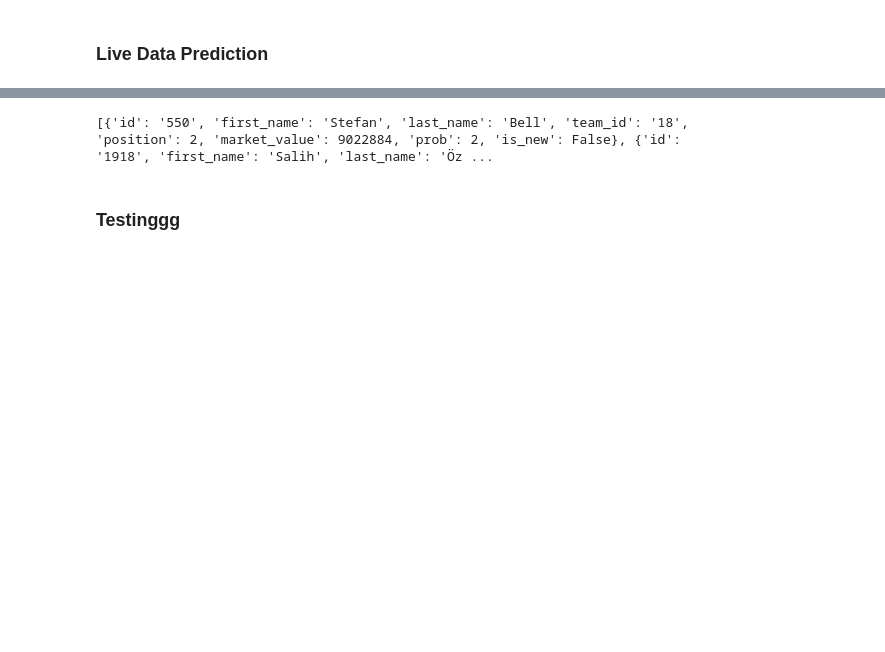
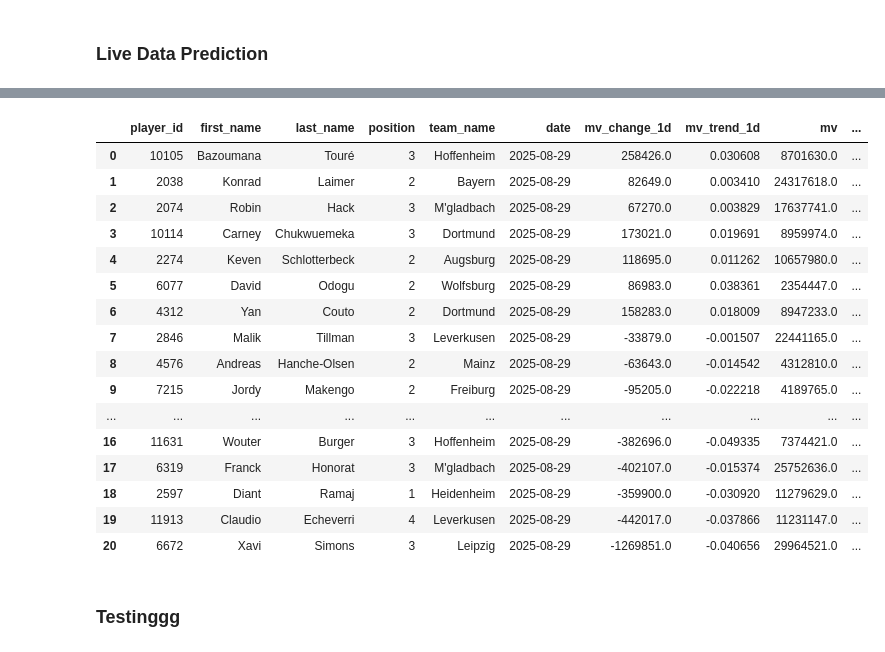
Before and after one commit to walzim/Kickbase-Trading-Advisor, a Jupyter notebook: daily_predictions.ipynb, the cells around one changed output, grey strips where cells are left out. Saved outputs shown, nothing was run; the diff lists cells and outputs as text; code cells hidden in the pictures; blank space fills up the shorter version.

```diff
--- a/daily_predictions.ipynb
+++ b/daily_predictions.ipynb
@@ -396,11 +391,39 @@ display(today_df[["player_id", "first_name", "last_name", "team_name", "date", "
 # %%
 league_infos = get_leagues_infos(token)
 league_id = league_infos[0]["id"]
 
 players_on_market = get_players_on_market(token, league_id)
-print(players_on_market)
+
+# players_on_market to DataFrame
+market_df = pd.DataFrame(players_on_market)
+
+# Join market_df ("id") with today_df ("player_id")
+bid_df = (
+    pd.merge(today_df_results, market_df, left_on="player_id", right_on="id")
+    .drop(columns=["id"])
+)
+
+# Sort by predicted_mv_target descending
+bid_df = bid_df.sort_values("predicted_mv_target", ascending=False)
+display(bid_df)
 # %% [output]
-[{'id': '550', 'first_name': 'Stefan', 'last_name': 'Bell', 'team_id': '18', 'position': 2, 'market_value': 9022884, 'prob': 2, 'is_new': False}, {'id': '1918', 'first_name': 'Salih', 'last_name': 'Öz ...
+|  | player_id | first_name | last_name | position | team_name | date | mv_change_1d | mv_trend_1d | mv | ... |
+| 0 | 10105 | Bazoumana | Touré | 3 | Hoffenheim | 2025-08-29 | 258426.0 | 0.030608 | 8701630.0 | ... |
+| 1 | 2038 | Konrad | Laimer | 2 | Bayern | 2025-08-29 | 82649.0 | 0.003410 | 24317618.0 | ... |
+| 2 | 2074 | Robin | Hack | 3 | M'gladbach | 2025-08-29 | 67270.0 | 0.003829 | 17637741.0 | ... |
+| 3 | 10114 | Carney | Chukwuemeka | 3 | Dortmund | 2025-08-29 | 173021.0 | 0.019691 | 8959974.0 | ... |
+| 4 | 2274 | Keven | Schlotterbeck | 2 | Augsburg | 2025-08-29 | 118695.0 | 0.011262 | 10657980.0 | ... |
+| 5 | 6077 | David | Odogu | 2 | Wolfsburg | 2025-08-29 | 86983.0 | 0.038361 | 2354447.0 | ... |
+| 6 | 4312 | Yan | Couto | 2 | Dortmund | 2025-08-29 | 158283.0 | 0.018009 | 8947233.0 | ... |
+| 7 | 2846 | Malik | Tillman | 3 | Leverkusen | 2025-08-29 | -33879.0 | -0.001507 | 22441165.0 | ... |
+| 8 | 4576 | Andreas | Hanche-Olsen | 2 | Mainz | 2025-08-29 | -63643.0 | -0.014542 | 4312810.0 | ... |
+| 9 | 7215 | Jordy | Makengo | 2 | Freiburg | 2025-08-29 | -95205.0 | -0.022218 | 4189765.0 | ... |
+| ... | ... | ... | ... | ... | ... | ... | ... | ... | ... | ... |
+| 16 | 11631 | Wouter | Burger | 3 | Hoffenheim | 2025-08-29 | -382696.0 | -0.049335 | 7374421.0 | ... |
+| 17 | 6319 | Franck | Honorat | 3 | M'gladbach | 2025-08-29 | -402107.0 | -0.015374 | 25752636.0 | ... |
+| 18 | 2597 | Diant | Ramaj | 1 | Heidenheim | 2025-08-29 | -359900.0 | -0.030920 | 11279629.0 | ... |
+| 19 | 11913 | Claudio | Echeverri | 4 | Leverkusen | 2025-08-29 | -442017.0 | -0.037866 | 11231147.0 | ... |
+| 20 | 6672 | Xavi | Simons | 3 | Leipzig | 2025-08-29 | -1269851.0 | -0.040656 | 29964521.0 | ... |
 # %% [markdown]
 ### Testinggg
 # %%
```
Also changed, not shown: parts of 7 cells of this notebook, 4 other files.
